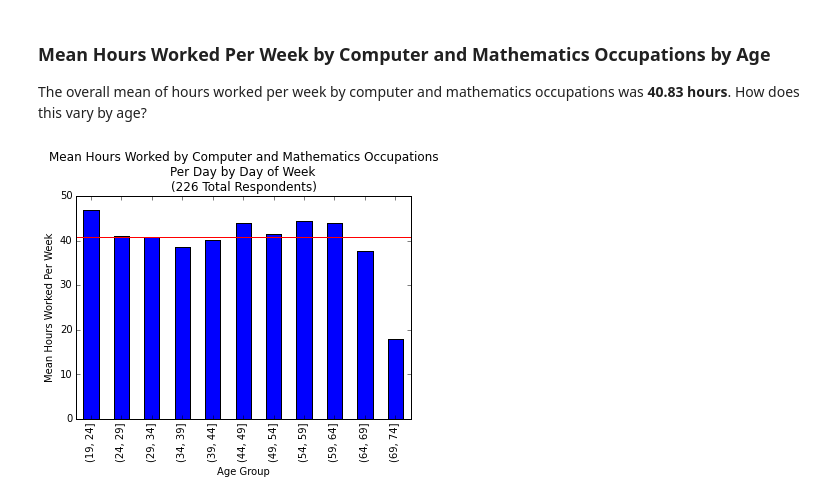
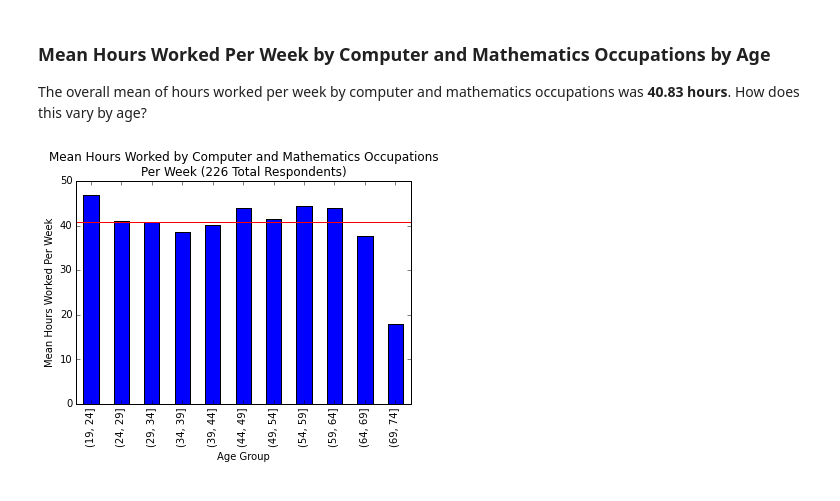
Before and after one commit to ahartz1/atus-analysis, a Jupyter notebook: atus-analysis.ipynb, the cells around one changed output. Saved outputs shown, nothing was run; the diff lists cells and outputs as text; code cells hidden in the pictures.

```diff
--- a/atus-analysis.ipynb
+++ b/atus-analysis.ipynb
@@ -702,26 +680,25 @@ The overall mean of hours worked per week by computer and mathematics occupation
 pivot_ft_hw_age_onejob_compmath = ft_hw_dow_onejob_compmath.pivot_table(index='TEAGE',
                                                                         columns='TUCASEID',
                                                                         values='TEHRUSLT')
-mean_ft_hw_age_onejob_compmath = pivot_ft_hw_age_onejob_compmath.sum(axis=1) / \
-                                 pivot_ft_hw_age_onejob_compmath.count(axis=1)
-df_mean_ft_hw_age_onejob_compmath = pd.DataFrame(mean_ft_hw_age_onejob_compmath)
-df_mean_ft_hw_age_onejob_compmath['age_group'] = pd.cut(df_mean_ft_hw_age_onejob_compmath.index, np.arange(19,76,5))
-df_mean_ft_hw_age_onejob_compmath.index = range(len(df_mean_ft_hw_age_onejob_compmath))
-pivot_df_mean_ft_hw_age_onejob_compmath = df_mean_ft_hw_age_onejob_compmath.pivot_table(
+mean_ft_hw_age_onejob_compmath = pd.DataFrame(pivot_ft_hw_age_onejob_compmath.sum(axis=1) / \
+                                              pivot_ft_hw_age_onejob_compmath.count(axis=1))
+mean_ft_hw_age_onejob_compmath['age_group'] = pd.cut(mean_ft_hw_age_onejob_compmath.index, np.arange(19,75,5))
+mean_ft_hw_age_onejob_compmath.index = range(len(mean_ft_hw_age_onejob_compmath))
+pivot_mean_ft_hw_age_onejob_compmath = mean_ft_hw_age_onejob_compmath.pivot_table(
                                           index='age_group',
-                                          columns=df_mean_ft_hw_age_onejob_compmath.index,
+                                          columns=mean_ft_hw_age_onejob_compmath.index,
                                           values=0)
-group_mean_ft_hw_age_onejob_compmath = pivot_df_mean_ft_hw_age_onejob_compmath.sum(axis=1) / \
-                                       pivot_df_mean_ft_hw_age_onejob_compmath.count(axis=1)
+group_mean_ft_hw_age_onejob_compmath = pivot_mean_ft_hw_age_onejob_compmath.sum(axis=1) / \
+                                       pivot_mean_ft_hw_age_onejob_compmath.count(axis=1)
 # %%
 group_mean_ft_hw_age_onejob_compmath.plot(kind='bar',
                                     title='Mean Hours Worked by Computer and Mathematics Occupations\n'
-                                          'Per Day by Day of Week\n({} Total Respondents)'.format(
+                                          'Per Week ({} Total Respondents)'.format(
                                           len(ft_hw_dow_onejob_compmath)))
 xmin, xmax = plt.xlim()
 plt.hlines(mean_ft_hwk_onejob_indus.iloc[3], xmin, xmax, color='r')
 plt.xlabel('Age Group')
 plt.ylabel('Mean Hours Worked Per Week')
 plt.show()
 # %% [output]
-[figure, old version]
+[figure, new version]
```
Also changed, not shown: parts of 15 cells of this notebook.
